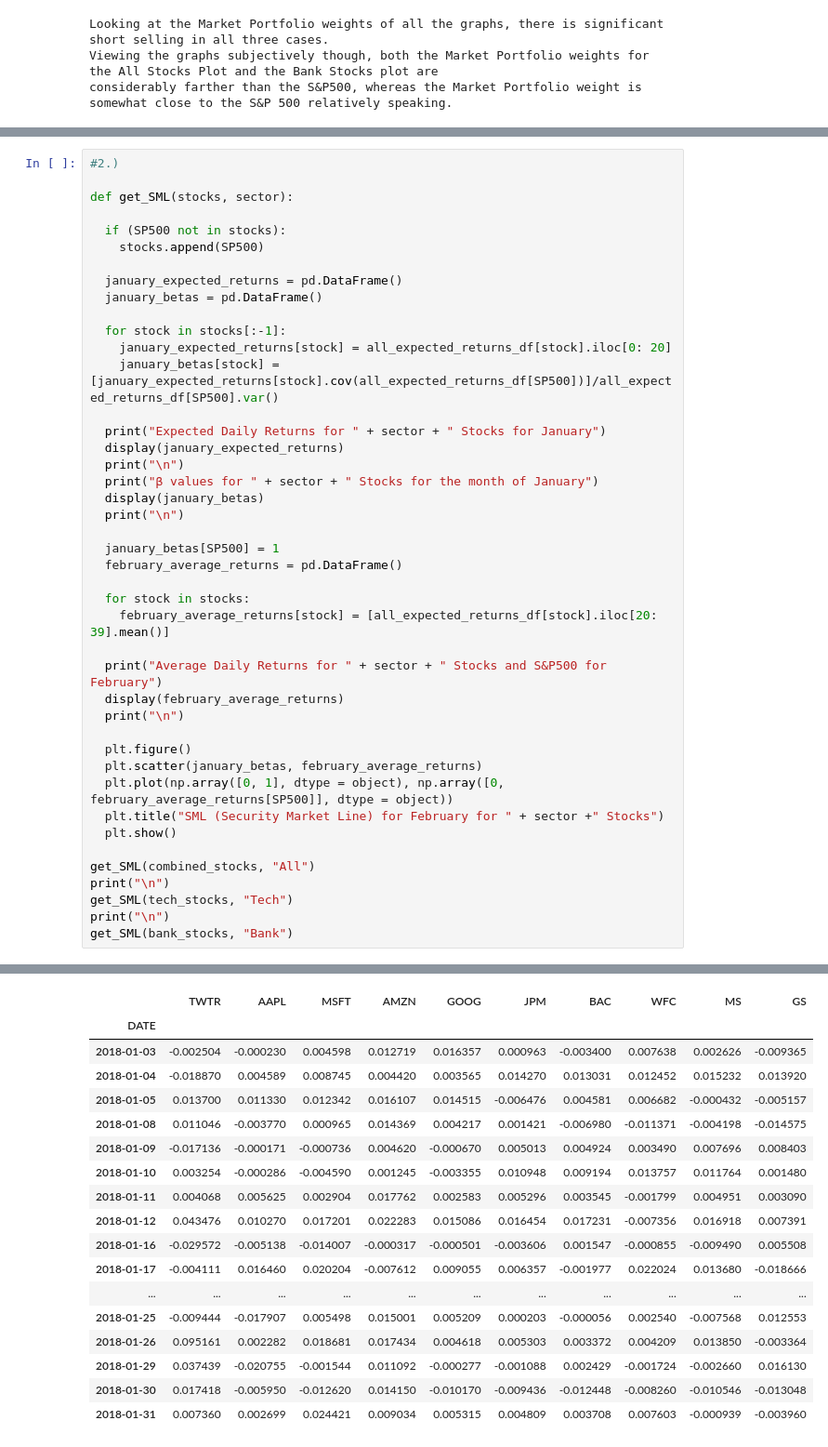
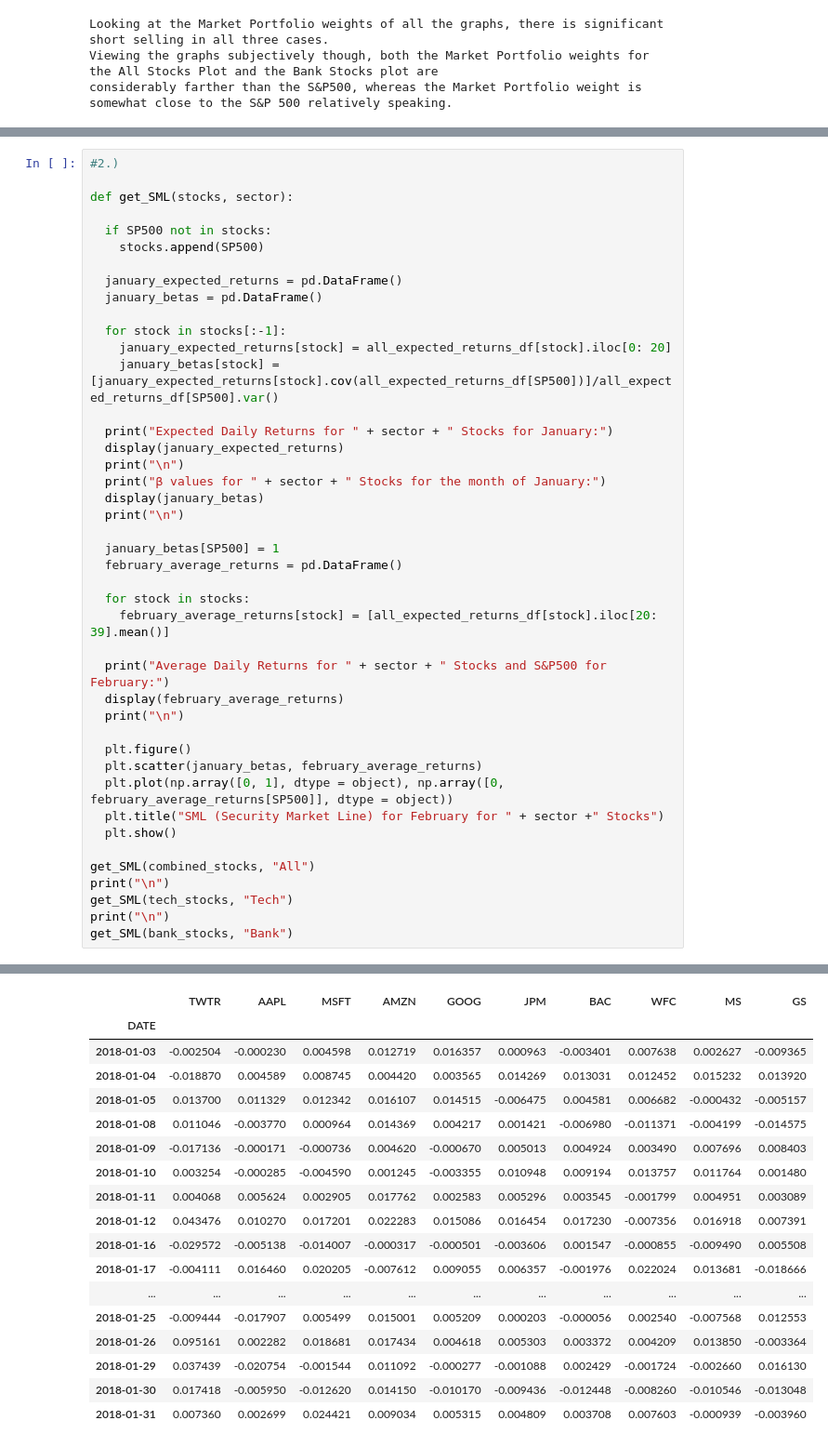
Before and after one commit to dhong515/ECE-411-Quantitative-Finance, a Jupyter notebook: Problem Set 1 Portfolios/PSET1.ipynb, the cells around one changed output, grey strips where cells are left out. Shown at 93% size. Saved outputs shown, nothing was run; the diff lists cells and outputs as text.

```diff
--- a/Problem Set 1 Portfolios/PSET1.ipynb
+++ b/Problem Set 1 Portfolios/PSET1.ipynb
@@ -380,7 +380,7 @@ Bank stocks β values:
 
 def get_SML(stocks, sector):
 
-  if (SP500 not in stocks):
+  if SP500 not in stocks:
     stocks.append(SP500)
 
   january_expected_returns = pd.DataFrame()
@@ -390,10 +390,10 @@ def get_SML(stocks, sector):
     january_expected_returns[stock] = all_expected_returns_df[stock].iloc[0: 20]
     january_betas[stock] = [january_expected_returns[stock].cov(all_expected_returns_df[SP500])]/all_expected_returns_df[SP500].var()
 
-  print("Expected Daily Returns for " + sector + " Stocks for January")
+  print("Expected Daily Returns for " + sector + " Stocks for January:")
   display(january_expected_returns)
   print("\n")
-  print("β values for " + sector + " Stocks for the month of January")
+  print("β values for " + sector + " Stocks for the month of January:")
   display(january_betas)
   print("\n")
 
@@ -403,7 +403,7 @@ def get_SML(stocks, sector):
   for stock in stocks:
     february_average_returns[stock] = [all_expected_returns_df[stock].iloc[20: 39].mean()]
 
-  print("Average Daily Returns for " + sector + " Stocks and S&P500 for February")
+  print("Average Daily Returns for " + sector + " Stocks and S&P500 for February:")
   display(february_average_returns)
   print("\n")
 
@@ -423,18 +423,18 @@ Expected Daily Returns for All Stocks for January
 |  | TWTR | AAPL | MSFT | AMZN | GOOG | JPM | BAC | WFC | MS | GS |
 | DATE |  |  |  |  |  |  |  |  |  |  |
-| 2018-01-03 | -0.002504 | -0.000230 | 0.004598 | 0.012719 | 0.016357 | 0.000963 | -0.003400 | 0.007638 | 0.002626 | -0.009365 |
-| 2018-01-04 | -0.018870 | 0.004589 | 0.008745 | 0.004420 | 0.003565 | 0.014270 | 0.013031 | 0.012452 | 0.015232 | 0.013920 |
-| 2018-01-05 | 0.013700 | 0.011330 | 0.012342 | 0.016107 | 0.014515 | -0.006476 | 0.004581 | 0.006682 | -0.000432 | -0.005157 |
-| 2018-01-08 | 0.011046 | -0.003770 | 0.000965 | 0.014369 | 0.004217 | 0.001421 | -0.006980 | -0.011371 | -0.004198 | -0.014575 |
+| 2018-01-03 | -0.002504 | -0.000230 | 0.004598 | 0.012719 | 0.016357 | 0.000963 | -0.003401 | 0.007638 | 0.002627 | -0.009365 |
+| 2018-01-04 | -0.018870 | 0.004589 | 0.008745 | 0.004420 | 0.003565 | 0.014269 | 0.013031 | 0.012452 | 0.015232 | 0.013920 |
+| 2018-01-05 | 0.013700 | 0.011329 | 0.012342 | 0.016107 | 0.014515 | -0.006475 | 0.004581 | 0.006682 | -0.000432 | -0.005157 |
+| 2018-01-08 | 0.011046 | -0.003770 | 0.000964 | 0.014369 | 0.004217 | 0.001421 | -0.006980 | -0.011371 | -0.004199 | -0.014575 |
 | 2018-01-09 | -0.017136 | -0.000171 | -0.000736 | 0.004620 | -0.000670 | 0.005013 | 0.004924 | 0.003490 | 0.007696 | 0.008403 |
-| 2018-01-10 | 0.003254 | -0.000286 | -0.004590 | 0.001245 | -0.003355 | 0.010948 | 0.009194 | 0.013757 | 0.011764 | 0.001480 |
-| 2018-01-11 | 0.004068 | 0.005625 | 0.002904 | 0.017762 | 0.002583 | 0.005296 | 0.003545 | -0.001799 | 0.004951 | 0.003090 |
-| 2018-01-12 | 0.043476 | 0.010270 | 0.017201 | 0.022283 | 0.015086 | 0.016454 | 0.017231 | -0.007356 | 0.016918 | 0.007391 |
+| 2018-01-10 | 0.003254 | -0.000285 | -0.004590 | 0.001245 | -0.003355 | 0.010948 | 0.009194 | 0.013757 | 0.011764 | 0.001480 |
+| 2018-01-11 | 0.004068 | 0.005624 | 0.002905 | 0.017762 | 0.002583 | 0.005296 | 0.003545 | -0.001799 | 0.004951 | 0.003089 |
+| 2018-01-12 | 0.043476 | 0.010270 | 0.017201 | 0.022283 | 0.015086 | 0.016454 | 0.017230 | -0.007356 | 0.016918 | 0.007391 |
 | 2018-01-16 | -0.029572 | -0.005138 | -0.014007 | -0.000317 | -0.000501 | -0.003606 | 0.001547 | -0.000855 | -0.009490 | 0.005508 |
-| 2018-01-17 | -0.004111 | 0.016460 | 0.020204 | -0.007612 | 0.009055 | 0.006357 | -0.001977 | 0.022024 | 0.013680 | -0.018666 |
+| 2018-01-17 | -0.004111 | 0.016460 | 0.020205 | -0.007612 | 0.009055 | 0.006357 | -0.001976 | 0.022024 | 0.013681 | -0.018666 |
 | ... | ... | ... | ... | ... | ... | ... | ... | ... | ... | ... |
-| 2018-01-25 | -0.009444 | -0.017907 | 0.005498 | 0.015001 | 0.005209 | 0.000203 | -0.000056 | 0.002540 | -0.007568 | 0.012553 |
+| 2018-01-25 | -0.009444 | -0.017907 | 0.005499 | 0.015001 | 0.005209 | 0.000203 | -0.000056 | 0.002540 | -0.007568 | 0.012553 |
 | 2018-01-26 | 0.095161 | 0.002282 | 0.018681 | 0.017434 | 0.004618 | 0.005303 | 0.003372 | 0.004209 | 0.013850 | -0.003364 |
-| 2018-01-29 | 0.037439 | -0.020755 | -0.001544 | 0.011092 | -0.000277 | -0.001088 | 0.002429 | -0.001724 | -0.002660 | 0.016130 |
+| 2018-01-29 | 0.037439 | -0.020754 | -0.001544 | 0.011092 | -0.000277 | -0.001088 | 0.002429 | -0.001724 | -0.002660 | 0.016130 |
 | 2018-01-30 | 0.017418 | -0.005950 | -0.012620 | 0.014150 | -0.010170 | -0.009436 | -0.012448 | -0.008260 | -0.010546 | -0.013048 |
 | 2018-01-31 | 0.007360 | 0.002699 | 0.024421 | 0.009034 | 0.005315 | 0.004809 | 0.003708 | 0.007603 | -0.000939 | -0.003960 |
```
Also changed, not shown: parts of 6 cells of this notebook.
